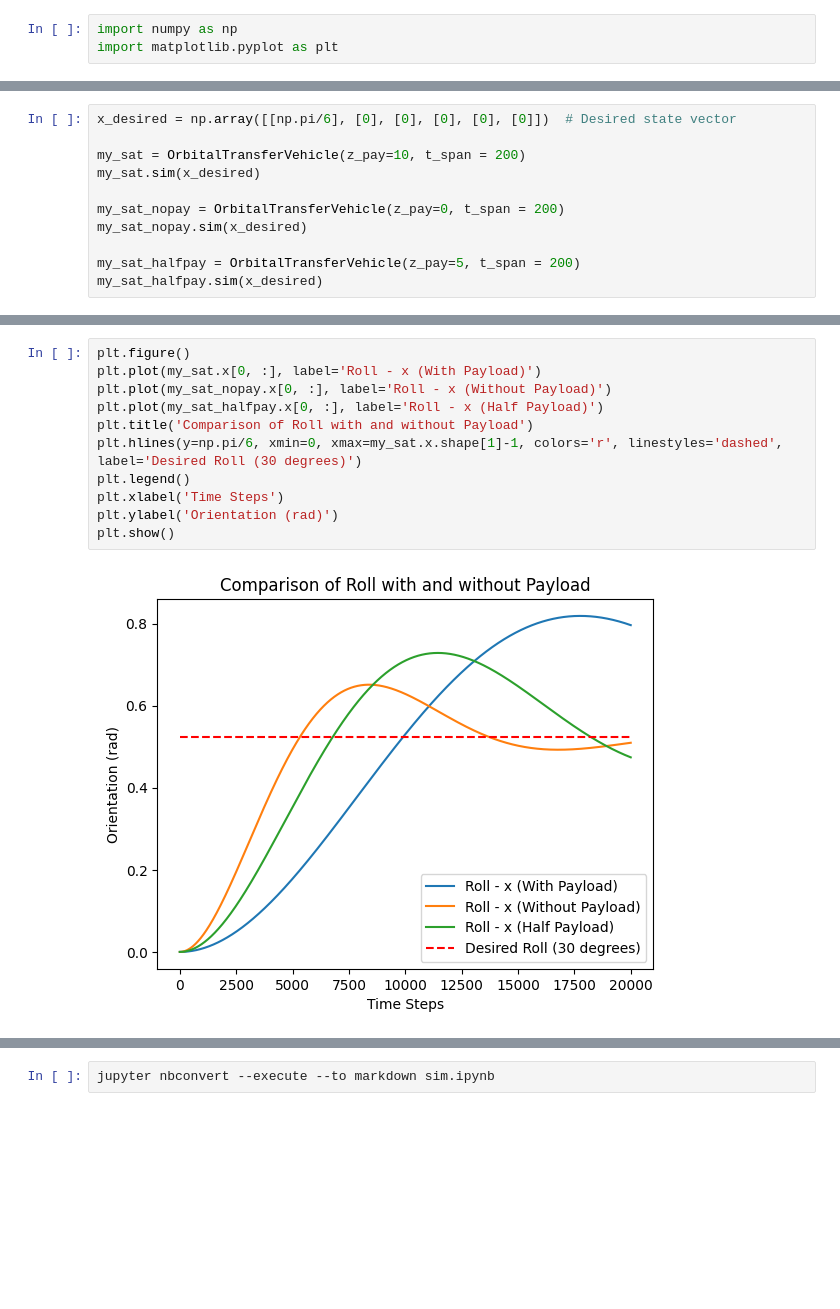
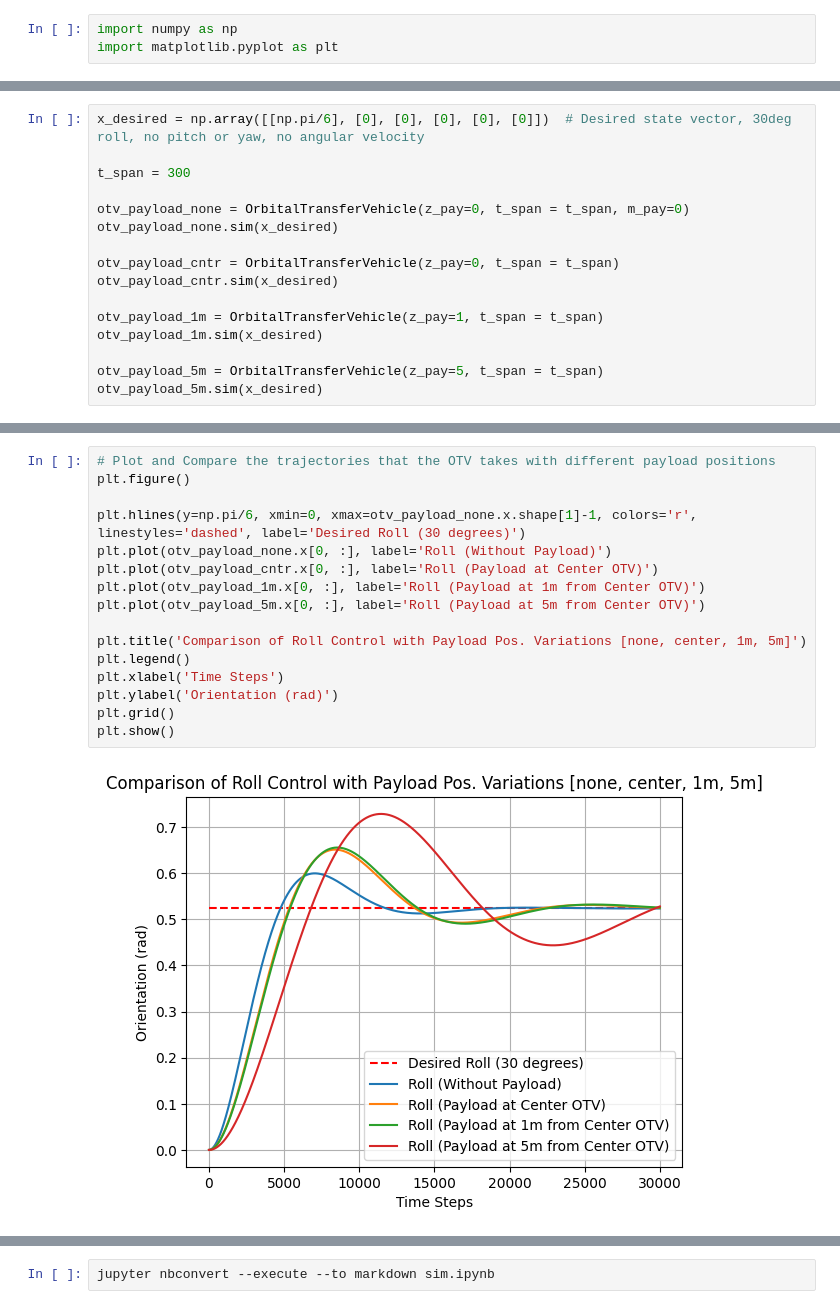
Before and after one commit to gibbsalex/my-demos, a Jupyter notebook: dyn_sim/blue_ring_acs/sim_2.ipynb, the cells around one changed output, grey strips where cells are left out. Drawn from its saved outputs; the diff is of its cells as text; blank space fills up the shorter version.

```diff
--- a/dyn_sim/blue_ring_acs/sim_2.ipynb
+++ b/dyn_sim/blue_ring_acs/sim_2.ipynb
@@ -175,13 +185,18 @@ class OrbitalTransferVehicle:
 # %%
-x_desired = np.array([[np.pi/6], [0], [0], [0], [0], [0]])  # Desired state vector
+x_desired = np.array([[np.pi/6], [0], [0], [0], [0], [0]])  # Desired state vector, 30deg roll, no pitch or yaw, no angular velocity
 
-my_sat = OrbitalTransferVehicle(z_pay=10, t_span = 200)
-my_sat.sim(x_desired)
+t_span = 300
 
-my_sat_nopay = OrbitalTransferVehicle(z_pay=0, t_span = 200)
-my_sat_nopay.sim(x_desired)
+otv_payload_none = OrbitalTransferVehicle(z_pay=0, t_span = t_span, m_pay=0)
+otv_payload_none.sim(x_desired)
 
-my_sat_halfpay = OrbitalTransferVehicle(z_pay=5, t_span = 200)
-my_sat_halfpay.sim(x_desired)
+otv_payload_cntr = OrbitalTransferVehicle(z_pay=0, t_span = t_span)
+otv_payload_cntr.sim(x_desired)
+
+otv_payload_1m = OrbitalTransferVehicle(z_pay=1, t_span = t_span)
+otv_payload_1m.sim(x_desired)
+
+otv_payload_5m = OrbitalTransferVehicle(z_pay=5, t_span = t_span)
+otv_payload_5m.sim(x_desired)
 # %% [output]
 Inertia Matrix (Cylindrical Body): [7291.66666667 7291.66666667 6250.        ]
@@ -209,13 +227,18 @@ my_sat.plot()
 # %%
+# Plot and Compare the trajectories that the OTV takes with different payload positions
 plt.figure()
-plt.plot(my_sat.x[0, :], label='Roll - x (With Payload)')
-plt.plot(my_sat_nopay.x[0, :], label='Roll - x (Without Payload)')
-plt.plot(my_sat_halfpay.x[0, :], label='Roll - x (Half Payload)')
-plt.title('Comparison of Roll with and without Payload')
-plt.hlines(y=np.pi/6, xmin=0, xmax=my_sat.x.shape[1]-1, colors='r', linestyles='dashed', label='Desired Roll (30 degrees)')
+
+plt.hlines(y=np.pi/6, xmin=0, xmax=otv_payload_none.x.shape[1]-1, colors='r', linestyles='dashed', label='Desired Roll (30 degrees)')
+plt.plot(otv_payload_none.x[0, :], label='Roll (Without Payload)')
+plt.plot(otv_payload_cntr.x[0, :], label='Roll (Payload at Center OTV)')
+plt.plot(otv_payload_1m.x[0, :], label='Roll (Payload at 1m from Center OTV)')
+plt.plot(otv_payload_5m.x[0, :], label='Roll (Payload at 5m from Center OTV)')
+
+plt.title('Comparison of Roll Control with Payload Pos. Variations [none, center, 1m, 5m]')
 plt.legend()
 plt.xlabel('Time Steps')
 plt.ylabel('Orientation (rad)')
+plt.grid()
 plt.show()
 # %% [output]
-[figure, old version]
+[figure, new version]
```
Also changed, not shown: parts of 7 cells of this notebook.
